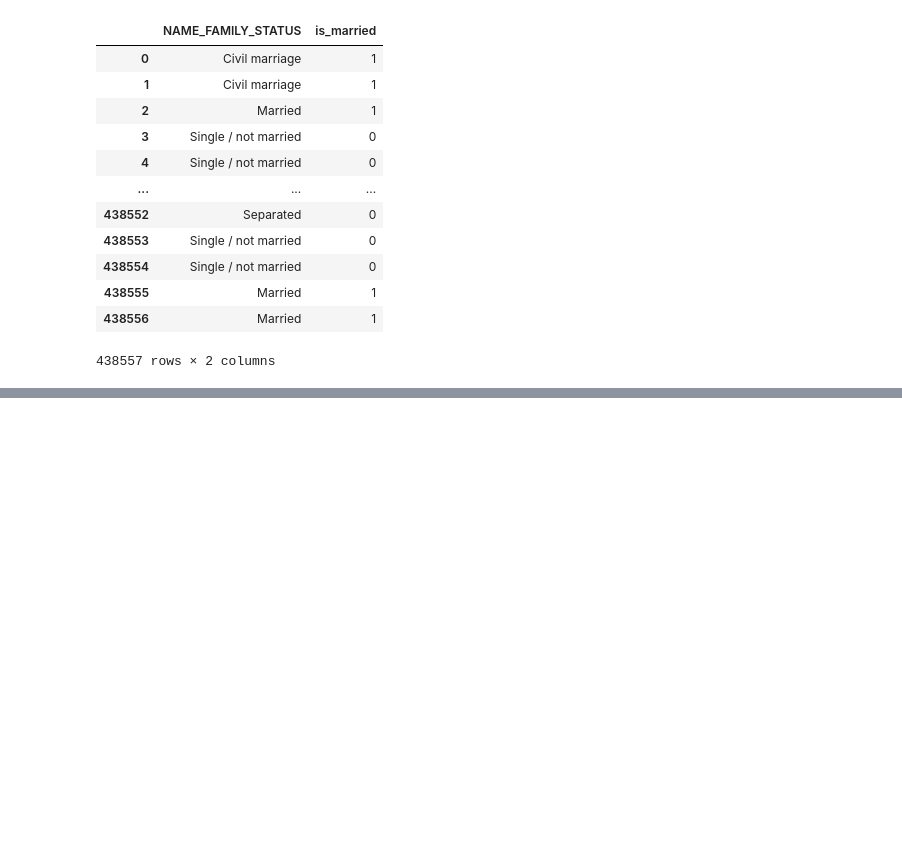
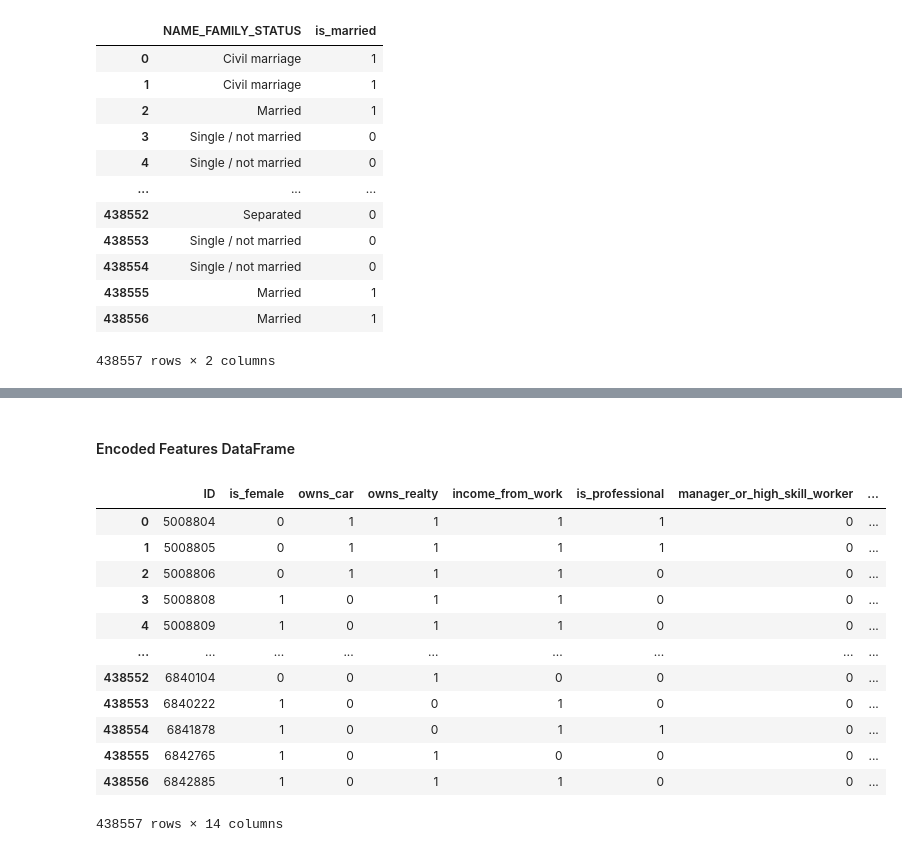
Before and after one commit to princeKike27/Credit-Card-Approval-Prediction, a Jupyter notebook: Credit_Car_Approval_Prediction.ipynb, the cells around one changed output, grey strips where cells are left out. Cells and saved outputs as stored; diff of their text form; code cells hidden in the pictures; blank space fills up the shorter version.

```diff
--- a/Credit_Car_Approval_Prediction.ipynb
+++ b/Credit_Car_Approval_Prediction.ipynb
@@ -1359,0 +1429,17 @@ df_applications[['NAME_FAMILY_STATUS', 'is_married']]
+# %%
+# create age array
+x_age = np.array(df_applications['DAYS_BIRTH']) / -365
+x_age = np.floor(x_age)
+
+# min age
+min_age = np.min(x_age)
+# max age
+max_age = np.max(x_age)
+
+# MinMax Normalization
+x_age_norm = (x_age - min_age) / (max_age - min_age)
+# %%
+# create new col age_norm
+df_applications['age_norm'] = x_age_norm
+
+df_applications['age_norm'].describe()
@@ -1359,0 +1467,6 @@ df_applications[['NAME_FAMILY_STATUS', 'is_married']]
+# %%
+# create new col at_most_two_family_members
+df_applications['at_most_two_family_members'] = df_applications['CNT_FAM_MEMBERS'].apply(
+    lambda x: 1 if x <= 2 else 0)
+
+df_applications[['CNT_FAM_MEMBERS', 'at_most_two_family_members']].value_counts()
@@ -1359,0 +1500,7 @@ df_applications[['NAME_FAMILY_STATUS', 'is_married']]
+# %%
+# create new col at_most_median_income
+df_applications['at_most_median_income'] = df_applications['AMT_INCOME_TOTAL'].apply(
+    lambda x: 1 if x <= 160780.5 else 0)
+
+
+df_applications[['AMT_INCOME_TOTAL', 'at_most_median_income']]
@@ -1360,2 +1523,26 @@ df_applications[['NAME_FAMILY_STATUS', 'is_married']]
+# %% [markdown]
+#### Encoded Features DataFrame
+# %%
+# create df of encoded features
+df_appli_encod = df_applications[['ID', 'is_female', 'owns_car', 'owns_realty', 'income_from_work',
+                                  'is_professional', 'manager_or_high_skill_worker', 'lives_in_own_house',
+                                  'is_married', 'have_children', 'one_or_more_years_employed', 'age_norm',
+                                  'at_most_two_family_members', 'at_most_median_income']]
+
+df_appli_encod
+# %% [output]
+|  | ID | is_female | owns_car | owns_realty | income_from_work | is_professional | manager_or_high_skill_worker | ... |
+| 0 | 5008804 | 0 | 1 | 1 | 1 | 1 | 0 | ... |
+| 1 | 5008805 | 0 | 1 | 1 | 1 | 1 | 0 | ... |
+| 2 | 5008806 | 0 | 1 | 1 | 1 | 0 | 0 | ... |
+| 3 | 5008808 | 1 | 0 | 1 | 1 | 0 | 0 | ... |
+| 4 | 5008809 | 1 | 0 | 1 | 1 | 0 | 0 | ... |
+| ... | ... | ... | ... | ... | ... | ... | ... | ... |
+| 438552 | 6840104 | 0 | 0 | 1 | 0 | 0 | 0 | ... |
+| 438553 | 6840222 | 1 | 0 | 0 | 1 | 0 | 0 | ... |
+| 438554 | 6841878 | 1 | 0 | 0 | 1 | 1 | 0 | ... |
+| 438555 | 6842765 | 1 | 0 | 1 | 0 | 0 | 0 | ... |
+| 438556 | 6842885 | 1 | 0 | 1 | 1 | 0 | 0 | ... |
+438557 rows × 14 columns
 # %% [markdown]
 ![purple-divider](https://user-images.githubusercontent.com/7065401/52071927-c1cd7100-2562-11e9-908a-dde91ba14e59.png)
```
Also changed, not shown: parts of 20 cells of this notebook.
